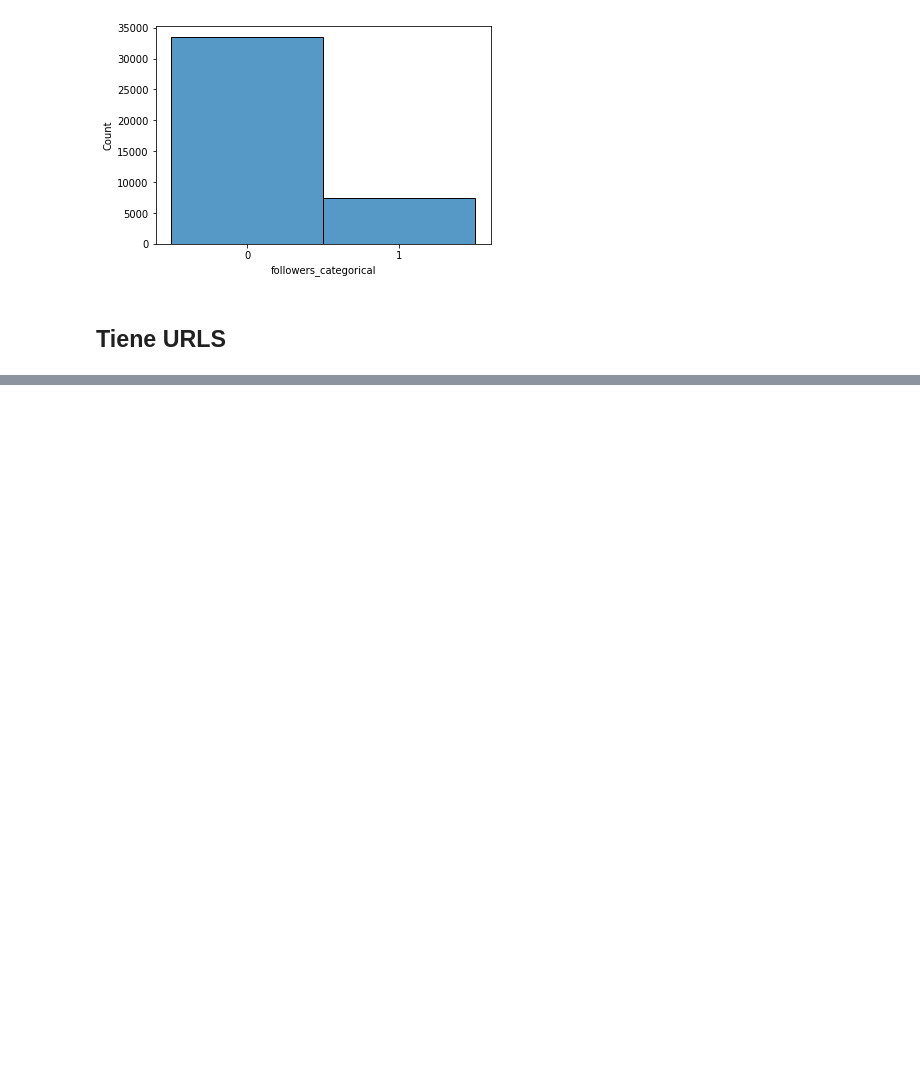
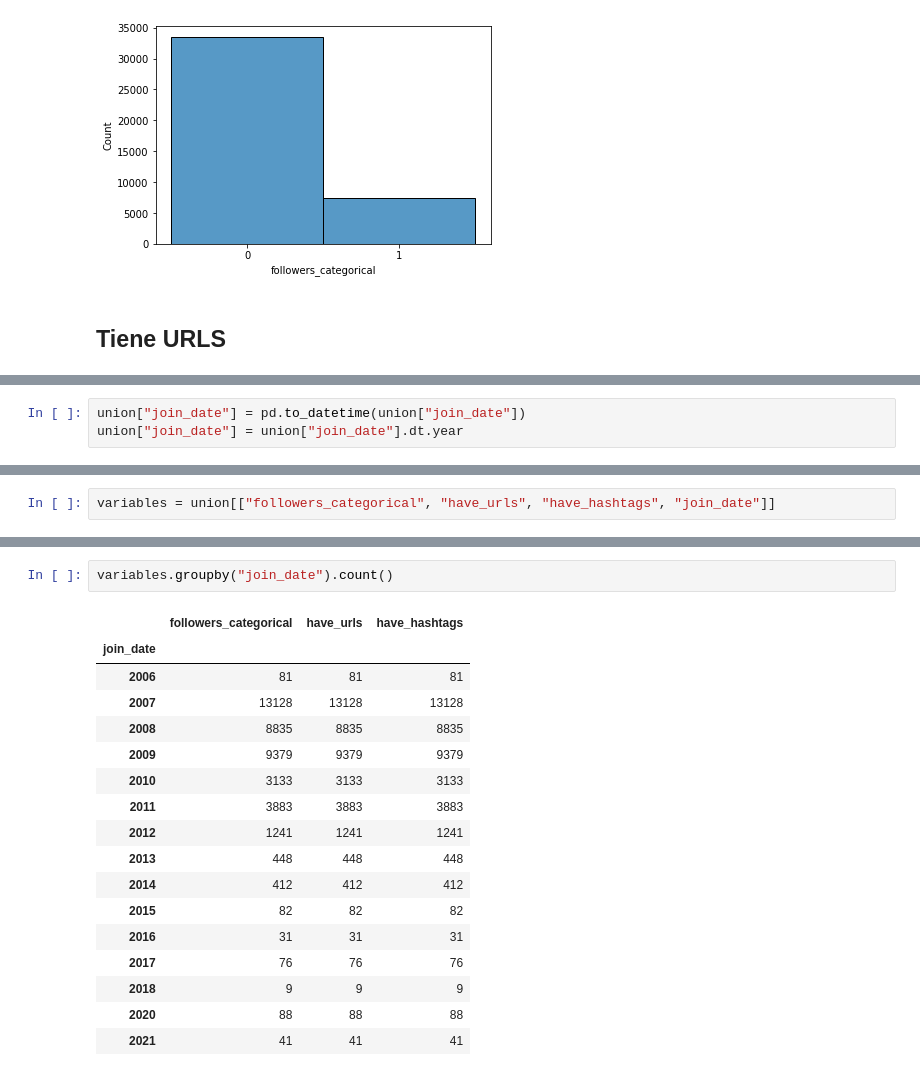
Before and after one commit to julianmelero/twitter-ai, a Jupyter notebook: Analysis/clasification.ipynb, the cells around one changed output, grey strips where cells are left out. Cells and saved outputs as stored; diff of their text form; blank space fills up the shorter version.

```diff
--- a/Analysis/clasification.ipynb
+++ b/Analysis/clasification.ipynb
@@ -229,0 +243,3 @@ sns.histplot(x=union["have_urls"].astype('bool').astype('int'))
+# %%
+union["join_date"] = pd.to_datetime(union["join_date"])
+union["join_date"] = union["join_date"].dt.year
@@ -229,0 +263,2 @@ sns.histplot(x=union["have_urls"].astype('bool').astype('int'))
+# %%
+variables = union[["followers_categorical", "have_urls", "have_hashtags", "join_date"]]
@@ -229,0 +279,20 @@ sns.histplot(x=union["have_urls"].astype('bool').astype('int'))
+# %%
+variables.groupby("join_date").count()
+# %% [output]
+|  | followers_categorical | have_urls | have_hashtags |
+| join_date |  |  |  |
+| 2006 | 81 | 81 | 81 |
+| 2007 | 13128 | 13128 | 13128 |
+| 2008 | 8835 | 8835 | 8835 |
+| 2009 | 9379 | 9379 | 9379 |
+| 2010 | 3133 | 3133 | 3133 |
+| 2011 | 3883 | 3883 | 3883 |
+| 2012 | 1241 | 1241 | 1241 |
+| 2013 | 448 | 448 | 448 |
+| 2014 | 412 | 412 | 412 |
+| 2015 | 82 | 82 | 82 |
+| 2016 | 31 | 31 | 31 |
+| 2017 | 76 | 76 | 76 |
+| 2018 | 9 | 9 | 9 |
+| 2020 | 88 | 88 | 88 |
+| 2021 | 41 | 41 | 41 |
```
Also changed, not shown: parts of 21 cells of this notebook, 1 other file.
